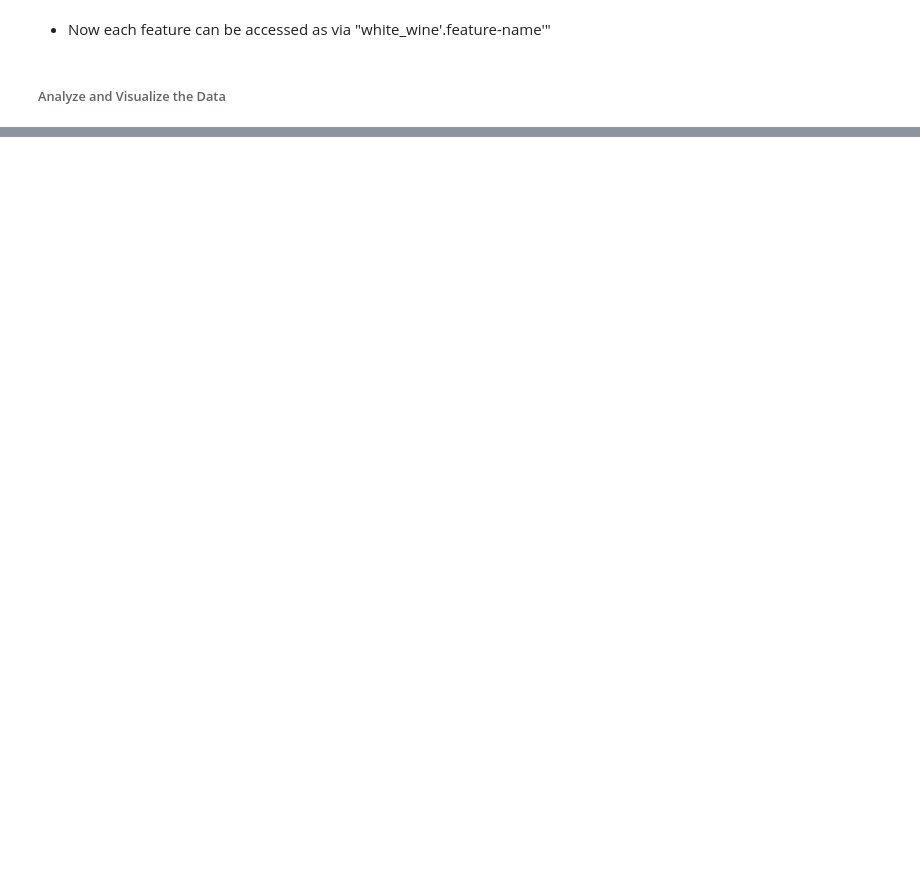
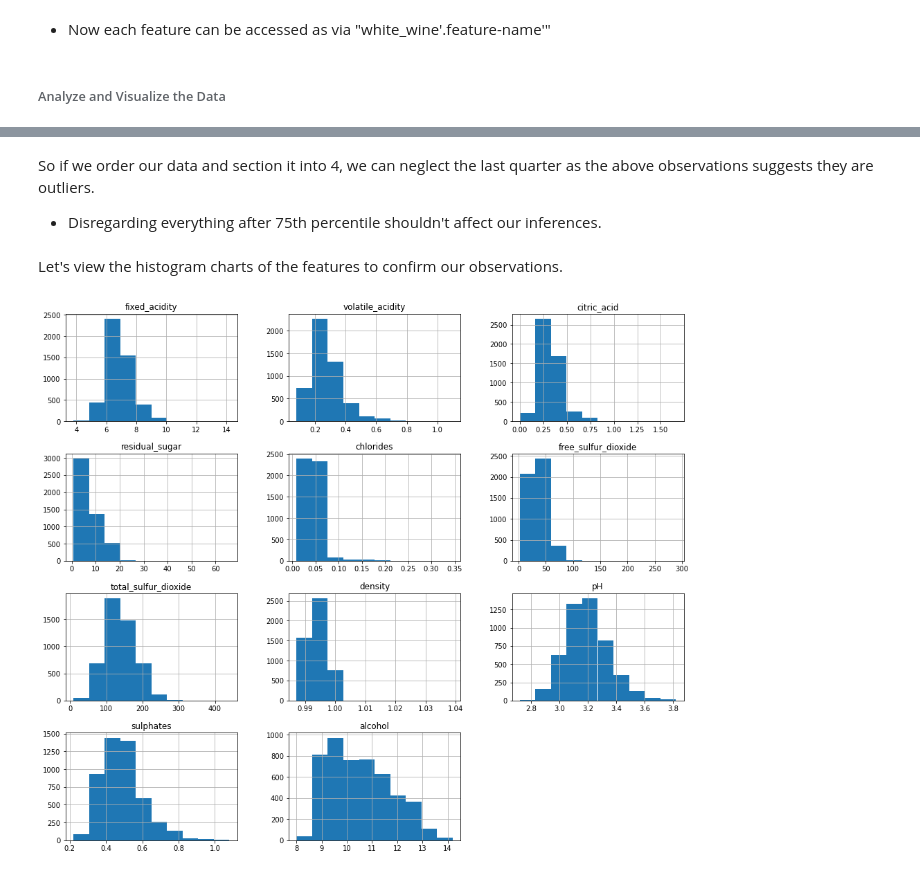
Before and after one commit to faroukkbello/White-Wine-EDA, a Jupyter notebook: White Wine EDA.ipynb, the cells around one changed output, grey strips where cells are left out. Drawn from its saved outputs; the diff is of its cells as text; code cells hidden in the pictures; blank space fills up the shorter version.

```diff
--- a/White Wine EDA.ipynb
+++ b/White Wine EDA.ipynb
@@ -173,0 +283,6 @@ Index(['fixed_acidity', 'volatile_acidity', 'citric_acid', 'residual_sugar',
+# %%
+# Strip the input from the data and put it in another DataFrame object
+input_white_wine = white_wine.drop('quality', axis=1)
+
+# Then present a statistical overview
+input_white_wine.describe()
@@ -173,0 +306,11 @@ Index(['fixed_acidity', 'volatile_acidity', 'citric_acid', 'residual_sugar',
+# %% [markdown]
+So if we order our data and section it into 4, we can neglect the last quarter as the above observations suggests they are outliers.
+- Disregarding everything after 75th percentile shouldn't affect our inferences.
+# %% [markdown]
+Let's view the histogram charts of the features to confirm our observations.
+# %%
+# Plot a histogram chart of the features
+input_white_wine.hist(bins=10, figsize=(16, 14))
+plt.show()
+# %% [output]
+[figure, added]
```
Also changed, not shown: parts of 31 cells of this notebook.
